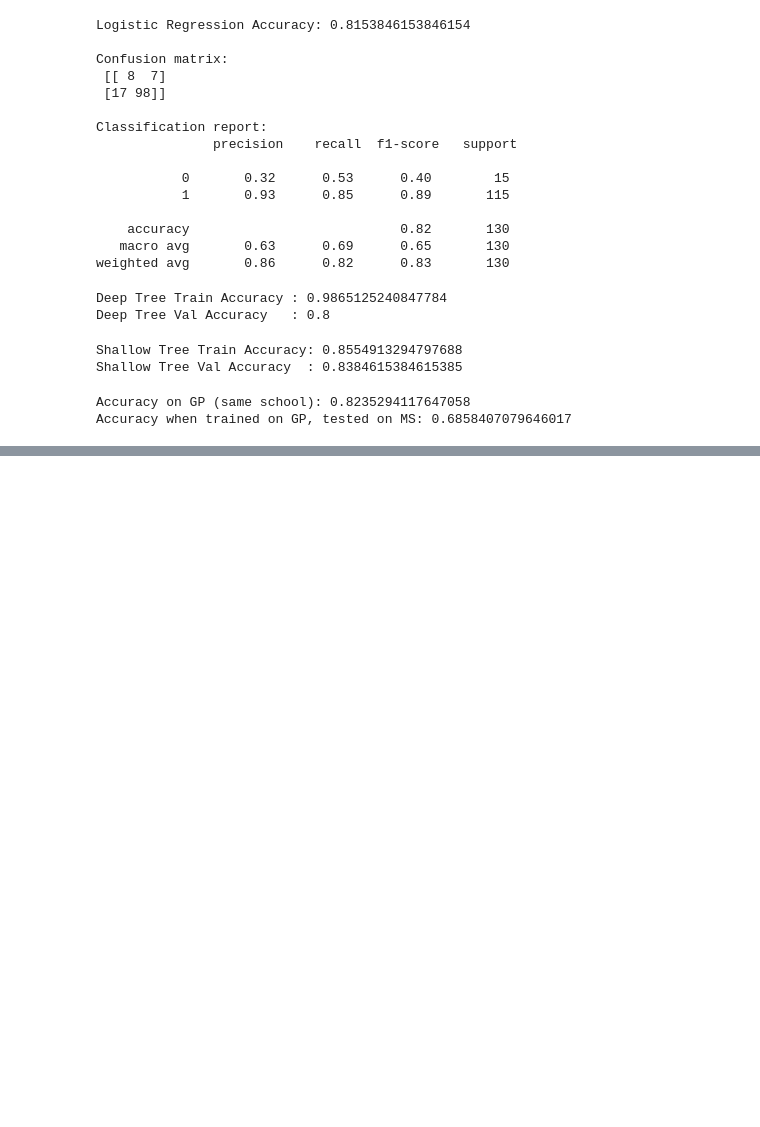
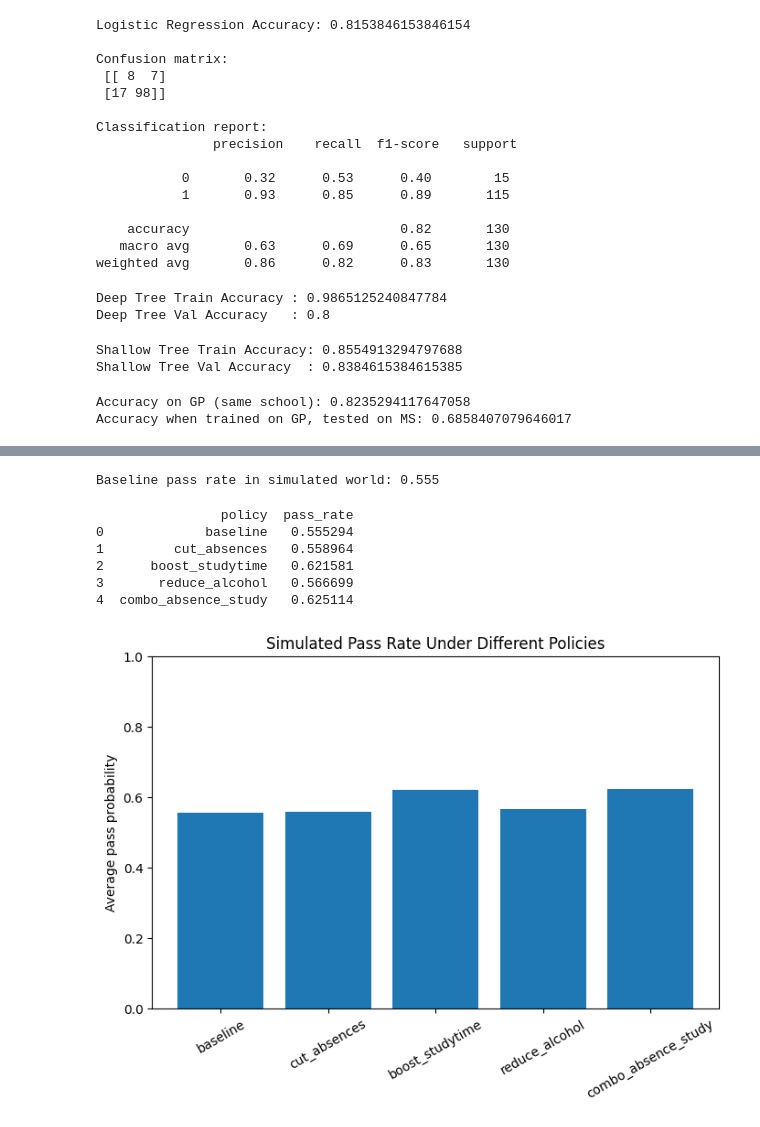
Before and after one commit to faizdevx/PREDICTING_ME, a Jupyter notebook: pred_me.ipynb, the cells around one changed output, grey strips where cells are left out. Cells and saved outputs as stored; diff of their text form; code cells hidden in the pictures; blank space fills up the shorter version.

```diff
--- a/pred_me.ipynb
+++ b/pred_me.ipynb
@@ -599,0 +600,5 @@ plt.show()
+# %%
+# We will treat this as our "world model"
+world_model = log_model   # already trained above on X_train, y_train
+
+features
@@ -599,0 +637,8 @@ plt.show()
+# %%
+# Predict pass probability for each simulated student
+baseline_probs = world_model.predict_proba(sim_df)[:, 1]
+
+baseline_pass_rate = baseline_probs.mean()
+print(f"Baseline pass rate in simulated world: {baseline_pass_rate:.3f}")
+# %% [output]
+Baseline pass rate in simulated world: 0.555
@@ -599,0 +675,46 @@ plt.show()
+# %%
+def evaluate_world(model, df_features):
+    """
+    Compute average pass probability in a given world.
+    """
+    probs = model.predict_proba(df_features)[:, 1]
+    return probs.mean()
+# %%
+policies = {
+    "baseline": lambda d: d,
+    "cut_absences": lambda d: apply_policy_reduce_absences(d),
+    "boost_studytime": lambda d: apply_policy_boost_studytime(d),
+    "reduce_alcohol": lambda d: apply_policy_reduce_alcohol(d),
+    "combo_absence_study": lambda d: apply_policy_boost_studytime(
+        apply_policy_reduce_absences(d)
+    ),
+}
+
+results = []
+
+for name, fn in policies.items():
+    world_df = fn(sim_df)
+    pass_rate = evaluate_world(world_model, world_df)
+    results.append({"policy": name, "pass_rate": pass_rate})
+
+results_df = pd.DataFrame(results)
+print(results_df)
+# %% [output]
+                policy  pass_rate
+0             baseline   0.555294
+1         cut_absences   0.558964
+2      boost_studytime   0.621581
+3       reduce_alcohol   0.566699
+4  combo_absence_study   0.625114
+# %%
+import matplotlib.pyplot as plt
+
+plt.figure(figsize=(8, 5))
+plt.bar(results_df["policy"], results_df["pass_rate"])
+plt.ylim(0, 1)
+plt.title("Simulated Pass Rate Under Different Policies")
+plt.ylabel("Average pass probability")
+plt.xticks(rotation=30)
+plt.show()
+# %% [output]
+[figure, added]
```
Also changed, not shown: parts of 12 cells of this notebook, 1 other file.
